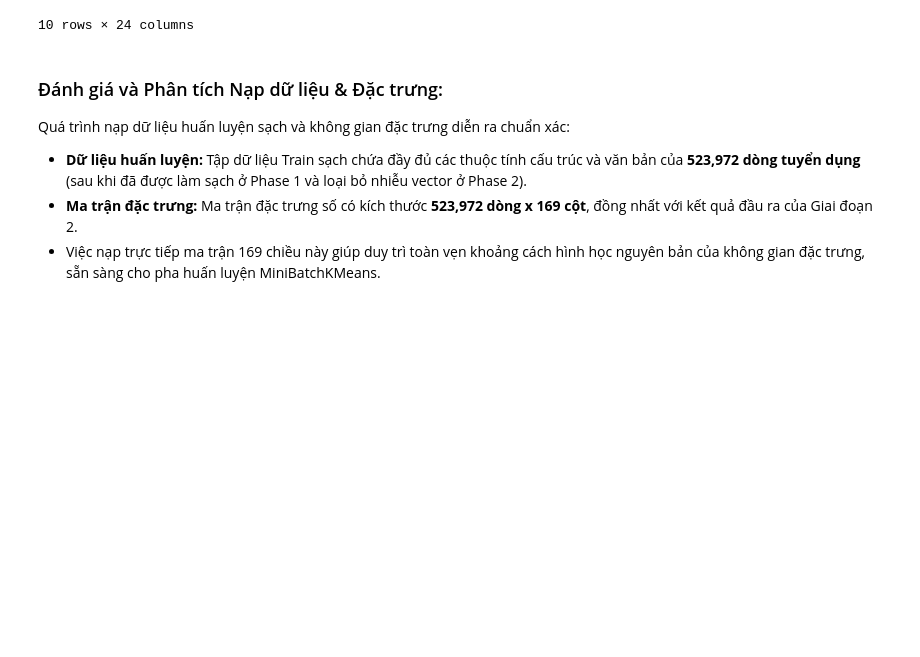
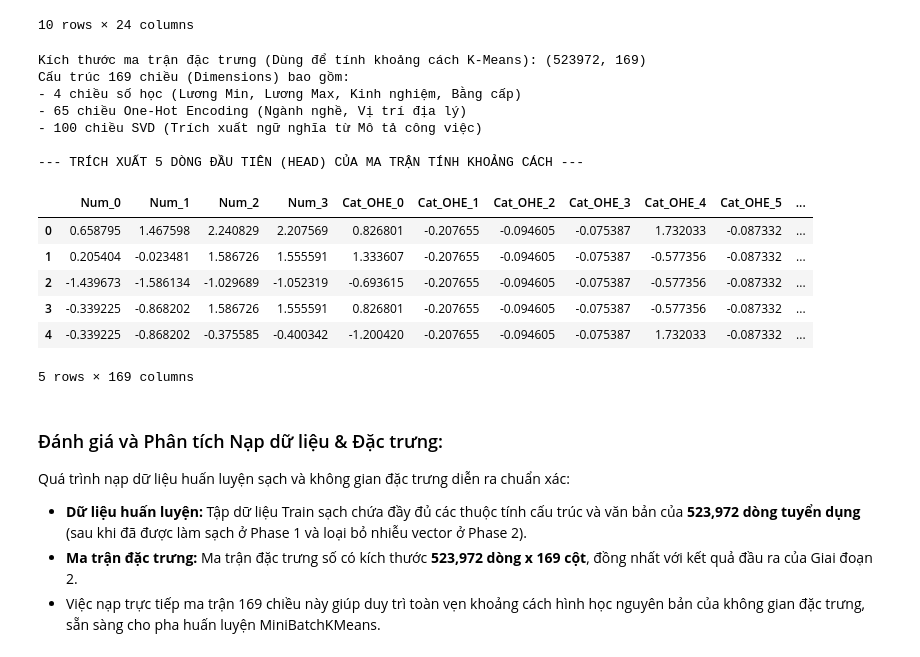
Before and after one commit to LuongVanVo/vietnam-job-market-clustering, a Jupyter notebook: notebooks/03_training.ipynb, the cells around one changed output. Saved outputs shown, nothing was run; the diff lists cells and outputs as text; code cells hidden in the pictures; blank space fills up the shorter version.

```diff
--- a/notebooks/03_training.ipynb
+++ b/notebooks/03_training.ipynb
@@ -49,6 +48,36 @@ Cleaned Train data shape: (523972, 24)
 | 8 | nhân viên tư vấn truyền thông sự ... | 6.000.000 - 15.000.000 VND | Nam Từ Liêm | Toàn thời gian | Bán hàng - Kinh doanh | 1 năm | Trung cấp | Nhân viên | ... |
 | 9 | chuyên viên kinh doanh ô tô lương... | 10.000.000 - 15.000.000 VND | Hồ Chí Minh | Toàn thời gian | Chăm sóc khách hàng | 3 năm | Cao đẳng | Nhân viên | ... |
 10 rows × 24 columns
+# %%
+print(f"Kích thước ma trận đặc trưng (Dùng để tính khoảng cách K-Means): {full_train_scaled.shape}")
+print("Cấu trúc 169 chiều (Dimensions) bao gồm:")
+print("- 4 chiều số học (Lương Min, Lương Max, Kinh nghiệm, Bằng cấp)")
+print("- 65 chiều One-Hot Encoding (Ngành nghề, Vị trí địa lý)")
+print("- 100 chiều SVD (Trích xuất ngữ nghĩa từ Mô tả công việc)")
+
+print("\n--- TRÍCH XUẤT 5 DÒNG ĐẦU TIÊN (HEAD) CỦA MA TRẬN TÍNH KHOẢNG CÁCH ---")
+df_features_head = pd.DataFrame(full_train_scaled)
+# Đặt tên cột giả lập để dễ nhìn
+cols = ['Num_' + str(i) for i in range(4)] + \
+       ['Cat_OHE_' + str(i) for i in range(65)] + \
+       ['Text_SVD_' + str(i) for i in range(100)]
+df_features_head.columns = cols
+display(df_features_head.head())
+# %% [output]
+Kích thước ma trận đặc trưng (Dùng để tính khoảng cách K-Means): (523972, 169)
+Cấu trúc 169 chiều (Dimensions) bao gồm:
+- 4 chiều số học (Lương Min, Lương Max, Kinh nghiệm, Bằng cấp)
+- 65 chiều One-Hot Encoding (Ngành nghề, Vị trí địa lý)
+- 100 chiều SVD (Trích xuất ngữ nghĩa từ Mô tả công việc)
+
+--- TRÍCH XUẤT 5 DÒNG ĐẦU TIÊN (HEAD) CỦA MA TRẬN TÍNH KHOẢNG CÁCH ---
+|  | Num_0 | Num_1 | Num_2 | Num_3 | Cat_OHE_0 | Cat_OHE_1 | Cat_OHE_2 | Cat_OHE_3 | Cat_OHE_4 | Cat_OHE_5 | ... |
+| 0 | 0.658795 | 1.467598 | 2.240829 | 2.207569 | 0.826801 | -0.207655 | -0.094605 | -0.075387 | 1.732033 | -0.087332 | ... |
+| 1 | 0.205404 | -0.023481 | 1.586726 | 1.555591 | 1.333607 | -0.207655 | -0.094605 | -0.075387 | -0.577356 | -0.087332 | ... |
+| 2 | -1.439673 | -1.586134 | -1.029689 | -1.052319 | -0.693615 | -0.207655 | -0.094605 | -0.075387 | -0.577356 | -0.087332 | ... |
+| 3 | -0.339225 | -0.868202 | 1.586726 | 1.555591 | 0.826801 | -0.207655 | -0.094605 | -0.075387 | -0.577356 | -0.087332 | ... |
+| 4 | -0.339225 | -0.868202 | -0.375585 | -0.400342 | -1.200420 | -0.207655 | -0.094605 | -0.075387 | 1.732033 | -0.087332 | ... |
+5 rows × 169 columns
 # %% [markdown]
 ### Đánh giá và Phân tích Nạp dữ liệu & Đặc trưng:
 Quá trình nạp dữ liệu huấn luyện sạch và không gian đặc trưng diễn ra chuẩn xác:
```
Also changed, not shown: parts of 13 cells of this notebook, 13 other files.
